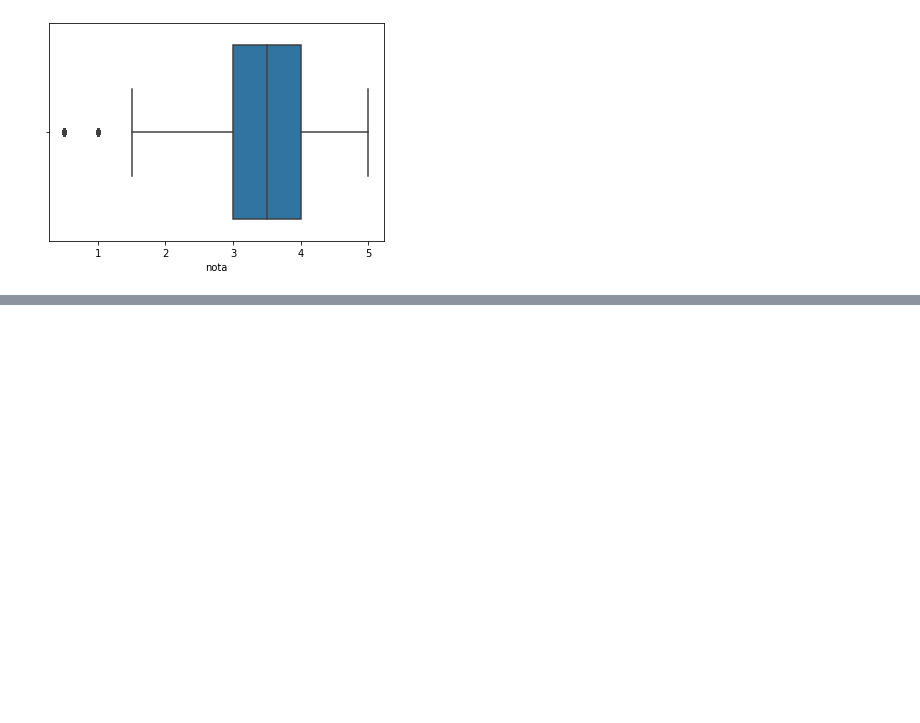
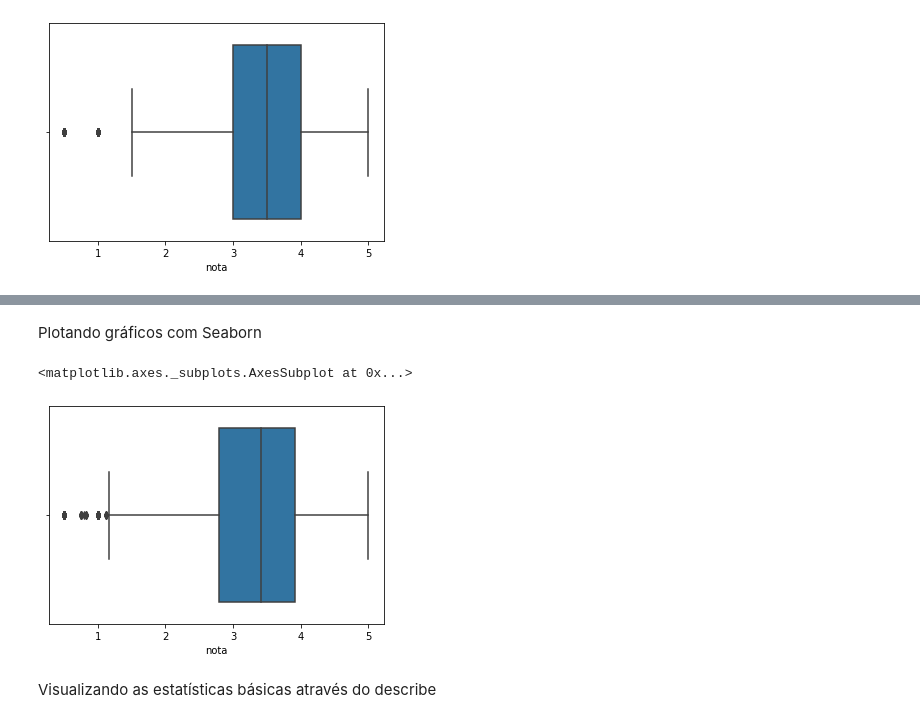
Before and after one commit to marantmir/Formacao_Data_Science, a Jupyter notebook: IntroducaoDataScience.ipynb, the cells around one changed output, grey strips where cells are left out. Cells and saved outputs as stored; diff of their text form; code cells hidden in the pictures; blank space fills up the shorter version.

```diff
--- a/IntroducaoDataScience.ipynb
+++ b/IntroducaoDataScience.ipynb
@@ -107,0 +193,9 @@ sns.boxplot(notas.nota)
+# %% [markdown]
+Plotando gráficos com Seaborn
+# %%
+sns.boxplot(medias_por_filme)
+# %% [output]
+<matplotlib.axes._subplots.AxesSubplot at 0x...>
+[figure, added]
+# %% [markdown]
+Visualizando as estatísticas básicas através do describe
```
Also changed, not shown: parts of 34 cells of this notebook.
